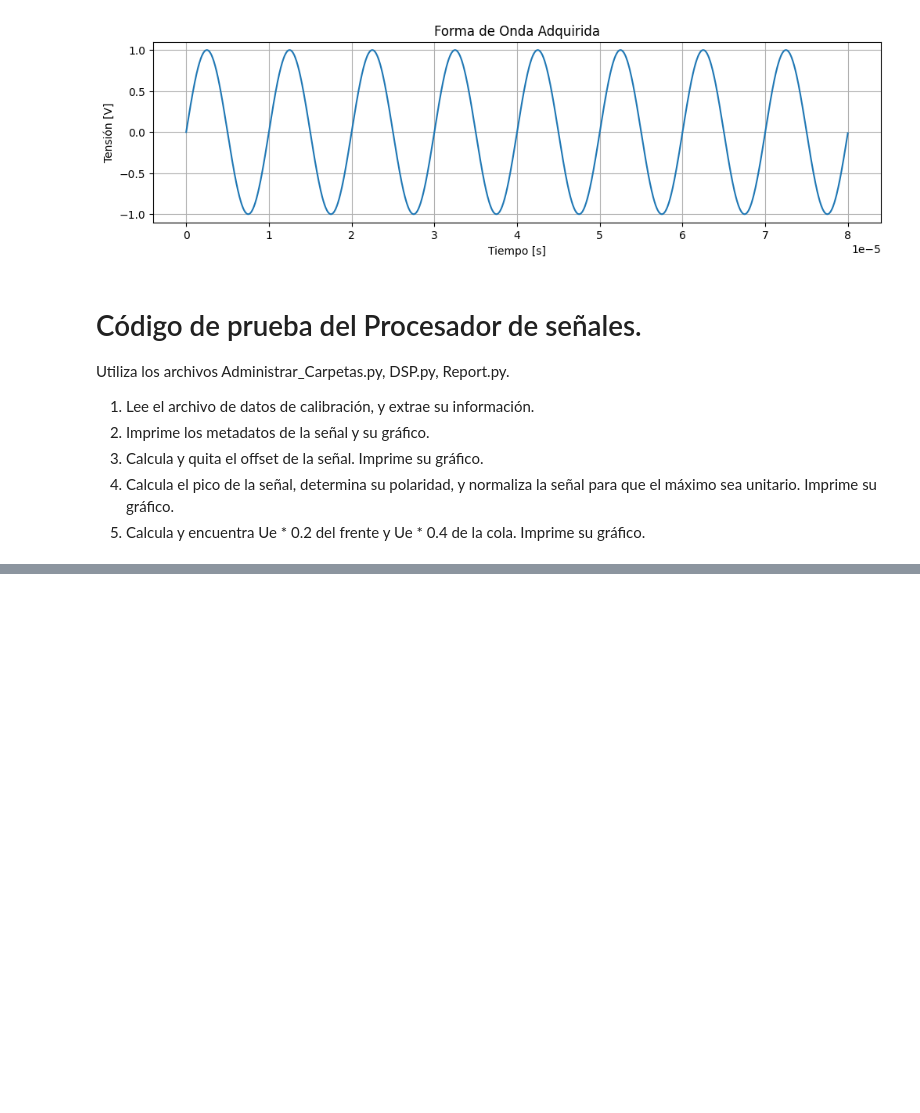
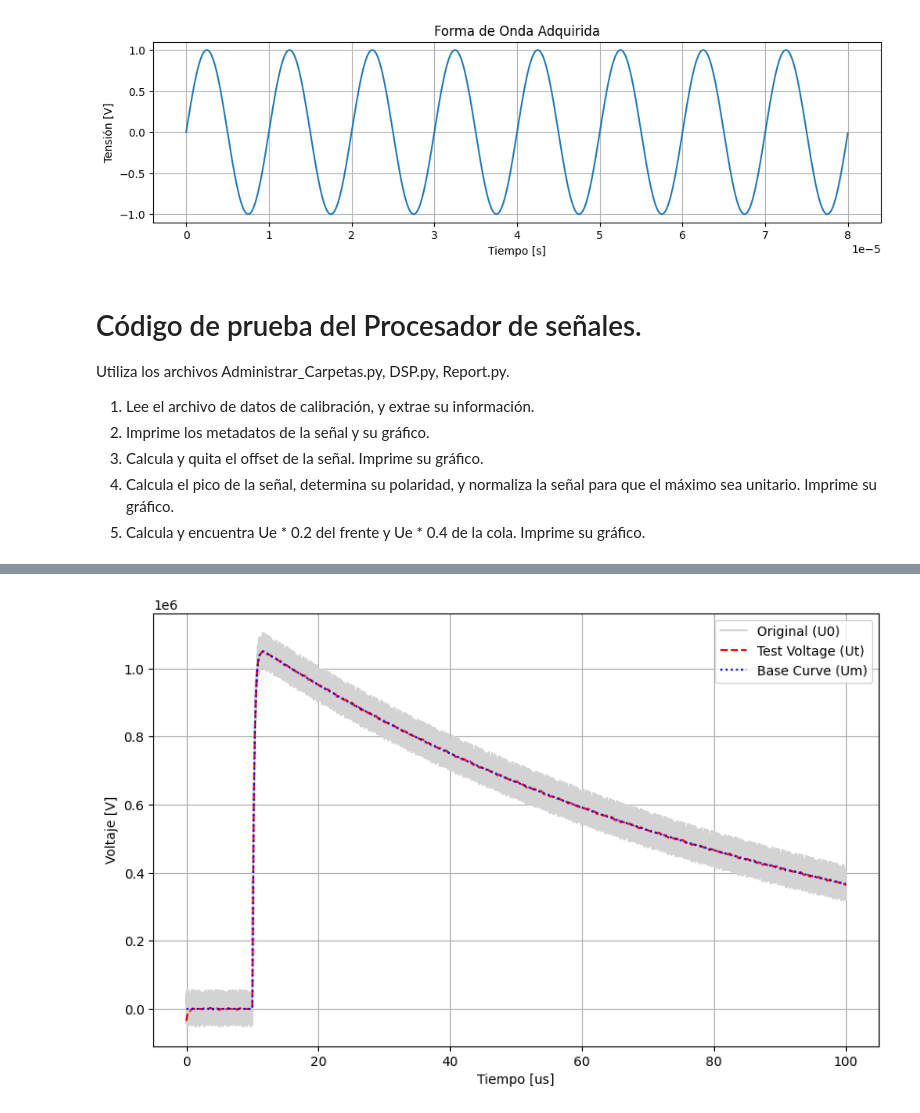
Before and after one commit to DamianTardon/Repositorio_PI, a Jupyter notebook: src/Tester.ipynb, the cells around one changed output, grey strips where cells are left out. Saved outputs shown, nothing was run; the diff lists cells and outputs as text; code cells hidden in the pictures; blank space fills up the shorter version.

```diff
--- a/src/Tester.ipynb
+++ b/src/Tester.ipynb
@@ -200,0 +226,66 @@ Muestras seleccionadas para ajuste = 7866.
+# %%
+from pathlib import Path
+import matplotlib.pyplot as plt
+from Administrar_Carpetas import *
+from dsp import *
+from Report import *
+
+if __name__ == "__main__":
+    gestor = FileManager()
+    calibration_file = Path.cwd() / "ArchivosCalibracion" / "LI-A1-noise5%.txt"
+
+    try:
+        metadata, signal = gestor.read_calibration_file(calibration_file)
+        print_information(metadata, signal)
+    except FileNotFoundError:
+        print(f"Error: No se encontró el archivo '{calibration_file}'")
+    except Exception as e:
+        print(f"Error al procesar el archivo: {e}")
+
+    analyzer = LightningImpulseAnalyzer(signal, metadata['rate'])
+
+    print("1. Removiendo Offset...")
+    analyzer.remove_offset()
+
+    print("2. Normalizando...")
+    analyzer.normalize_waveform()
+
+    print("3. Recortando datos (Slicing)...")
+    analyzer.cutting_signal()
+
+    print("4. Ajustando curva base...")
+    analyzer.fit_base_curve()
+
+    print("5. Construyendo curva base completa...")
+    analyzer.construct_base_curve()
+
+    print("6. Calculando residual...")
+    analyzer.calculate_residual_curve()
+
+    print("7. Aplicando filtro K-factor (Fase Cero)...")
+    analyzer.filter_to_residual()
+
+    print("8. Reconstruyendo curva de prueba (Ut)...")
+    analyzer.construct_test_voltage_curve()
+
+    print("9. Calculando parámetros finales...")
+    res = analyzer.calculate_parameters()
+
+    print("\n--- RESULTADOS FINALES IEC 60060-1 ---")
+    print(f"Voltaje de Ensayo (Ut): {res['Ut']/1e3:.2f} kV")
+    print(f"Tiempo de Frente (T1):  {res['T1']*1e6:.3f} µs")
+    print(f"Tiempo de Cola (T2):    {res['T2']*1e6:.3f} µs")
+    print(f"Overshoot Relativo:     {res['Beta_prime']:.2f} %")
+
+    # Graficar resultado final
+    import matplotlib.pyplot as plt
+    plt.figure(figsize=(10,6))
+    plt.plot(analyzer.time_axis*1e6, analyzer.zeroed_voltage, color='lightgray', label='Original (U0)')
+    plt.plot(analyzer.time_axis*1e6, analyzer.test_voltage_curve, color='red', linestyle='--', label='Test Voltage (Ut)')
+    plt.plot(analyzer.time_axis*1e6, analyzer.base_curve, color='blue', linestyle=':', label='Base Curve (Um)')
+    plt.xlabel("Tiempo [us]")
+    plt.ylabel("Voltaje [V]")
+    plt.legend()
+    plt.grid(True)
+    plt.show()
+# %% [output]
@@ -200,0 +309 @@ Muestras seleccionadas para ajuste = 7866.
+[figure, added]
```
Also changed, not shown: parts of 2 cells of this notebook, 7 other files.
